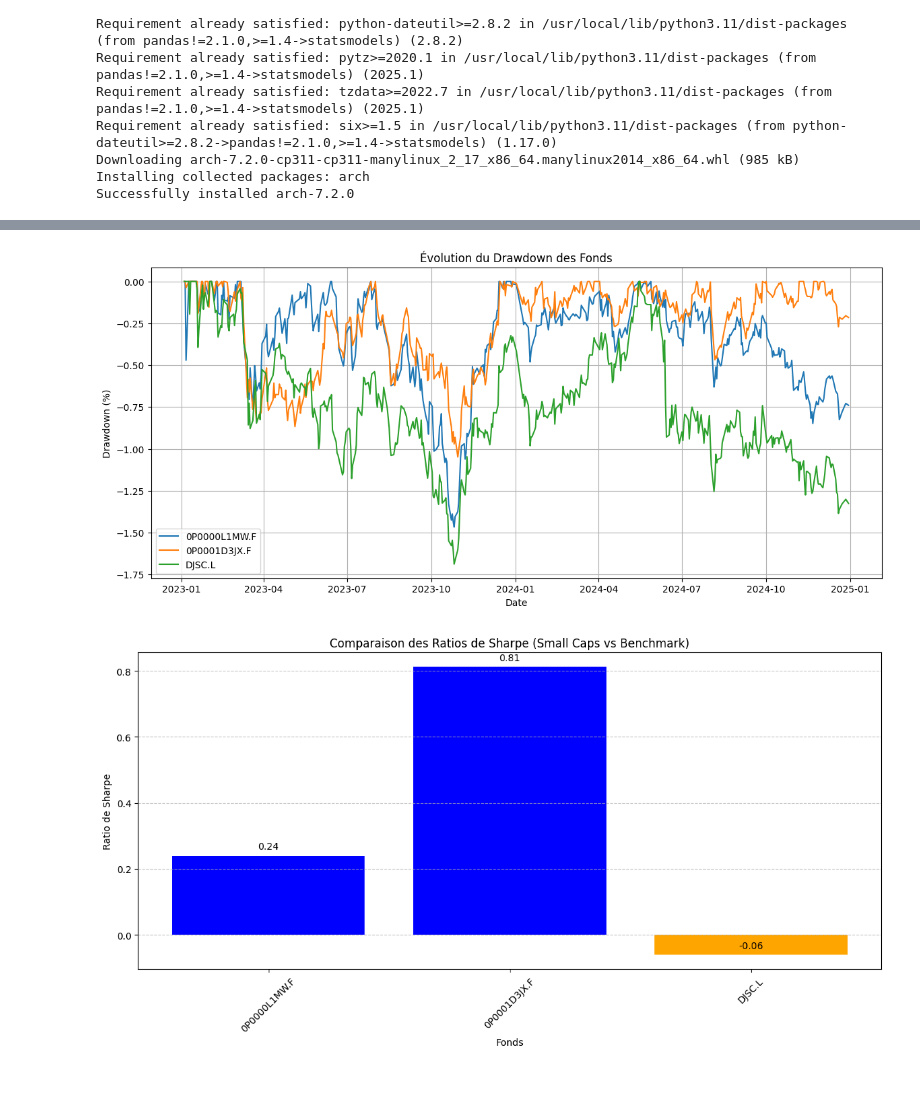
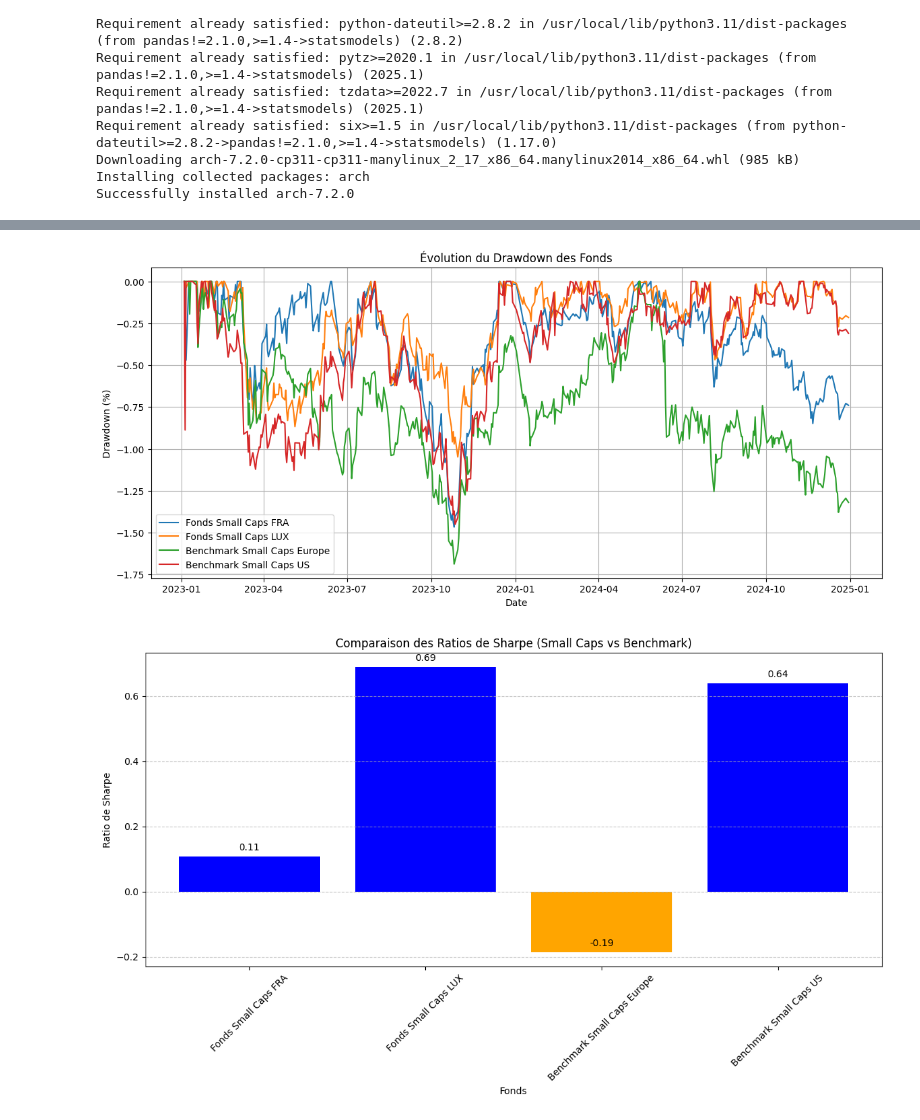
Before and after one commit to Samy-OUABID/IAE-METZ-Samy-Yassin, a Jupyter notebook: Examen_modélisation.ipynb, the cells around one changed output, grey strips where cells are left out. Saved outputs shown, nothing was run; the diff lists cells and outputs as text; code cells hidden in the pictures; blank space fills up the shorter version.

```diff
--- a/Examen_modélisation.ipynb
+++ b/Examen_modélisation.ipynb
@@ -30,16 +30,11 @@ from arch import arch_model
 
 funds_Small_FRA = ["0P0000L1MW.F"]  # Fonds Small caps français
 funds_Small_LUX = ["0P0001D3JX.F"]  # Fonds Small caps Luxembourgeois
-benchmark = "DJSC.L"  # Benchmark Small Caps Europe
+benchmark_europe = "DJSC.L"  # Benchmark Small Caps Europe
+benchmark_us = "^RUT" #Benchmark Small Caps Us
 
 #liste complète des fonds à récupérer
-all_funds = funds_Small_FRA + funds_Small_LUX + [benchmark]
-
-fund_names = {
-    "0P0000L1MW.F": "Fonds Small Caps France",
-    "0P0001D3JX.F": "Fonds Small Caps Luxembourg",
-    "DJSC.L": "Benchmark Small Caps Europe"
-}
+all_funds = funds_Small_FRA + funds_Small_LUX + [benchmark_europe] + [benchmark_us]
 # %%
 #téléchargement des données sur 2 ans
 fund_data = yf.download(all_funds, start="2023-01-01", end="2025-01-01")['Close']
@@ -224,8 +255,14 @@ DJSC.L                    NaN  1.000000         -0.086945         -1.687772
 # %%
 #courbe des rendements cumulés
+fund_names = {
+    "0P0000L1MW.F": "Fonds Small Caps FRA",
+    "0P0001D3JX.F": "Fonds Small Caps LUX",
+    "DJSC.L": "Benchmark Small Caps Europe",
+    "^RUT": "Benchmark Small Caps US"
+}
 plt.figure(figsize=(14, 6))
 for fund in cumulative_returns.columns:
-    plt.plot(cumulative_returns.index, cumulative_returns[fund], label=fund)
+    plt.plot(cumulative_returns.index, cumulative_returns[fund], label=fund_names.get(fund, fund))
 plt.title("Rendement Cumulé des Fonds Small Caps (2023-2025)")
 plt.xlabel("Date")
 plt.ylabel("Rendement Cumulé")
@@ -237,10 +274,16 @@ plt.show()
 # %%
 #visualisation du drawdown
+fund_names = {
+    "0P0000L1MW.F": "Fonds Small Caps FRA",
+    "0P0001D3JX.F": "Fonds Small Caps LUX",
+    "DJSC.L": "Benchmark Small Caps Europe",
+    "^RUT": "Benchmark Small Caps US"
+}
 plt.figure(figsize=(14, 6))
 for fund in cumulative_returns.columns:
     peak = cumulative_returns[fund].cummax()
     drawdown = (cumulative_returns[fund] - peak) / peak
-    plt.plot(drawdown, label=f"{fund}")
+    plt.plot(drawdown, label=fund_names.get(fund, fund))
 plt.title("Évolution du Drawdown des Fonds")
 plt.xlabel("Date")
 plt.ylabel("Drawdown (%)")
@@ -248,25 +291,31 @@ plt.legend()
 plt.grid(True)
 plt.show()
 # %% [output]
-[figure, old version]
+[figure, new version]
 # %%
 #visualisation des ratios de sharpe
+fund_names = {
+    "0P0000L1MW.F": "Fonds Small Caps FRA",
+    "0P0001D3JX.F": "Fonds Small Caps LUX",
+    "DJSC.L": "Benchmark Small Caps Europe",
+    "^RUT": "Benchmark Small Caps US"
+}
 plt.figure(figsize=(14, 6))
 sharpe_df = pd.DataFrame({
-    'Fonds': funds_Small_FRA + funds_Small_LUX + [benchmark],
-    'Sharpe Ratio': [sharpe_ratio[fund] for fund in funds_Small_FRA + funds_Small_LUX + [benchmark]]
+    'Fonds': [fund_names.get(fund, fund) for fund in all_funds],
+    'Sharpe Ratio': [sharpe_ratio[fund] for fund in funds_Small_FRA + funds_Small_LUX + [benchmark_europe] + [benchmark_us]]
 })
 plt.bar(sharpe_df['Fonds'], sharpe_df['Sharpe Ratio'], color=['blue'] * len(funds_Small_FRA + funds_Small_LUX) + ['orange'])
 plt.title("Comparaison des Ratios de Sharpe (Small Caps vs Benchmark)")
 plt.ylabel("Ratio de Sharpe")
 plt.xlabel("Fonds")
 plt.xticks(rotation=45)
 plt.grid(axis='y', linestyle='--', alpha=0.7)
 for index, value in enumerate(sharpe_df['Sharpe Ratio']):
     plt.text(index, value + 0.02, f"{value:.2f}", ha='center', fontsize=10)
 plt.show()
 # %% [output]
-[figure, old version]
+[figure, new version]
 # %%
 #visualisation de la volatilité conditionnelle
 plt.figure(figsize=(14, 6))
```
Also changed, not shown: parts of 19 cells of this notebook.
